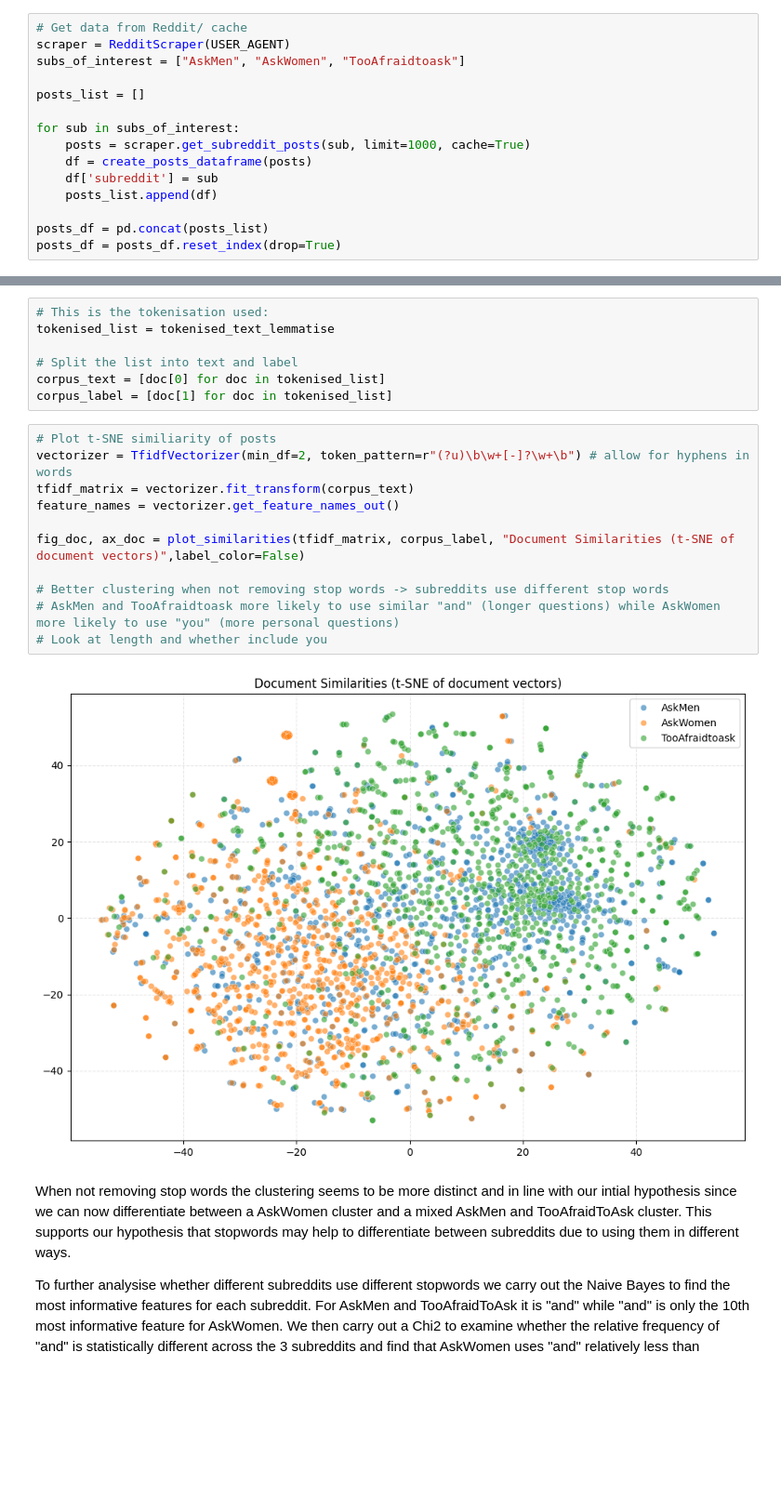
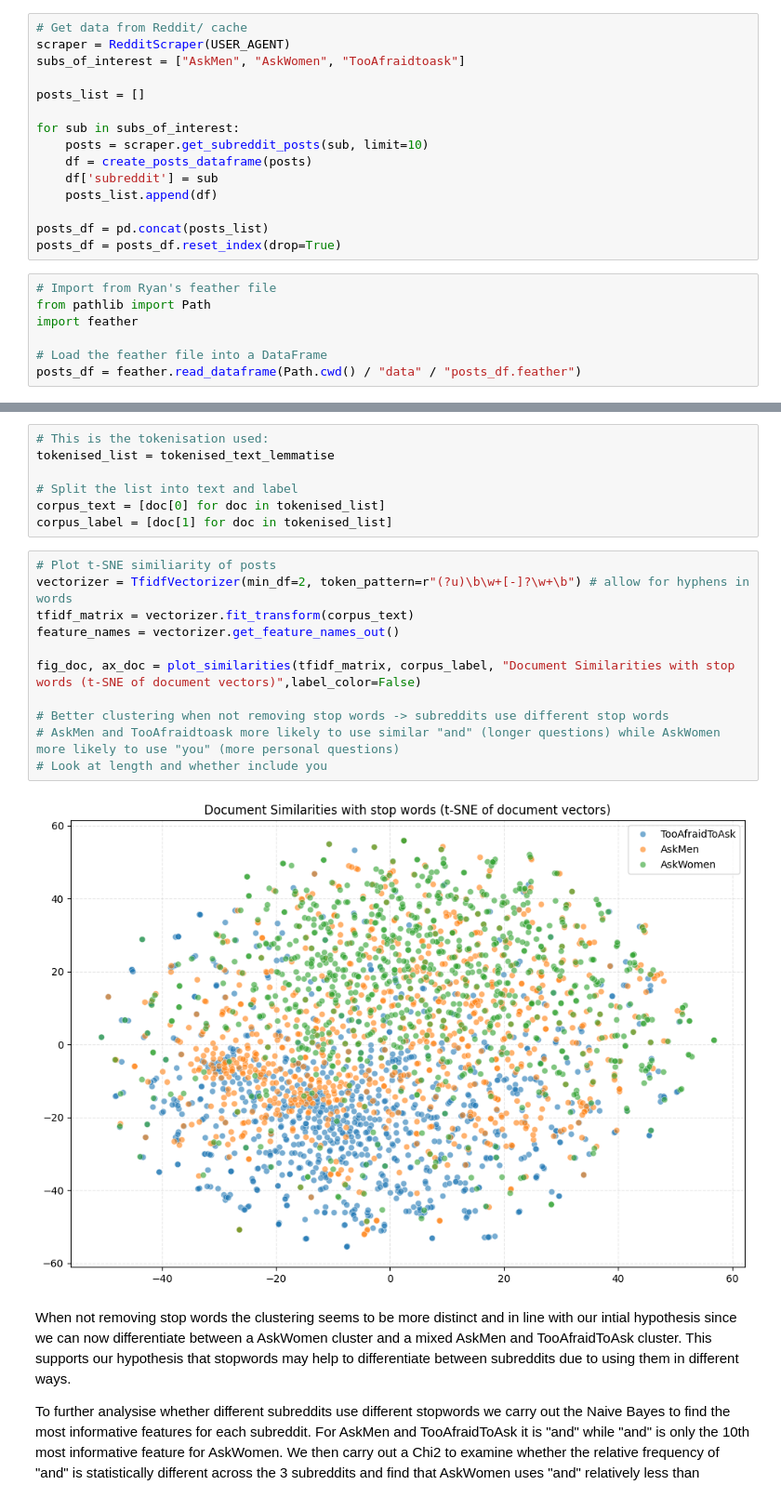
Before and after one commit to berniehogan/oii-fsds-textanalysis, a Jupyter notebook: week4day1_lab.ipynb, the cells around one changed output, grey strips where cells are left out. Shown at 93% size. Cells and saved outputs as stored; diff of their text form; blank space fills up the shorter version.

```diff
--- a/week4day1_lab.ipynb
+++ b/week4day1_lab.ipynb
@@ -43,13 +45,20 @@ subs_of_interest = ["AskMen", "AskWomen", "TooAfraidtoask"]
 posts_list = []
 
 for sub in subs_of_interest:
-    posts = scraper.get_subreddit_posts(sub, limit=1000, cache=True)
+    posts = scraper.get_subreddit_posts(sub, limit=10)
     df = create_posts_dataframe(posts)
     df['subreddit'] = sub
     posts_list.append(df)
 
 posts_df = pd.concat(posts_list)
 posts_df = posts_df.reset_index(drop=True)
+# %%
+# Import from Ryan's feather file
+from pathlib import Path
+import feather
+
+# Load the feather file into a DataFrame
+posts_df = feather.read_dataframe(Path.cwd() / "data" / "posts_df.feather")
 # %%
 # Transform the data into headline + body text and label
 posts_df['text'] = posts_df['title'] + ' ' + posts_df['selftext']
@@ -111,16 +122,16 @@ corpus_label = [doc[1] for doc in tokenised_list]
 # %%
 # Plot t-SNE similiarity of posts
 vectorizer = TfidfVectorizer(min_df=2, token_pattern=r"(?u)\b\w+[-]?\w+\b") # allow for hyphens in words
 tfidf_matrix = vectorizer.fit_transform(corpus_text)
 feature_names = vectorizer.get_feature_names_out()
 
-fig_doc, ax_doc = plot_similarities(tfidf_matrix, corpus_label, "Document Similarities (t-SNE of document vectors)",label_color=False)
+fig_doc, ax_doc = plot_similarities(tfidf_matrix, corpus_label, "Document Similarities with stop words (t-SNE of document vectors)",label_color=False)
 
 # Better clustering when not removing stop words -> subreddits use different stop words
 # AskMen and TooAfraidtoask more likely to use similar "and" (longer questions) while AskWomen more likely to use "you" (more personal questions)
 # Look at length and whether include you
 # %% [output]
-[figure, old version]
+[figure, new version]
 # %% [markdown]
 When not removing stop words the clustering seems to be more distinct and in line with our intial hypothesis since we can now differentiate between a AskWomen cluster and a mixed AskMen and TooAfraidToAsk cluster. This supports our hypothesis that stopwords may help to differentiate between subreddits due to using them in different ways.
 
```
Also changed, not shown: parts of 13 cells of this notebook, 5 other files.
